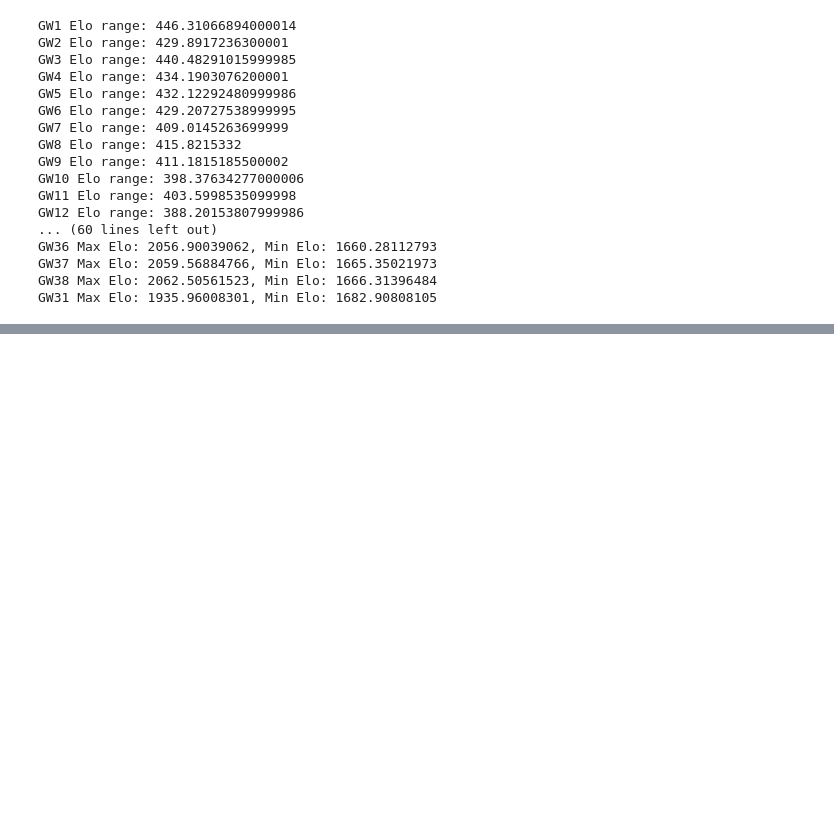
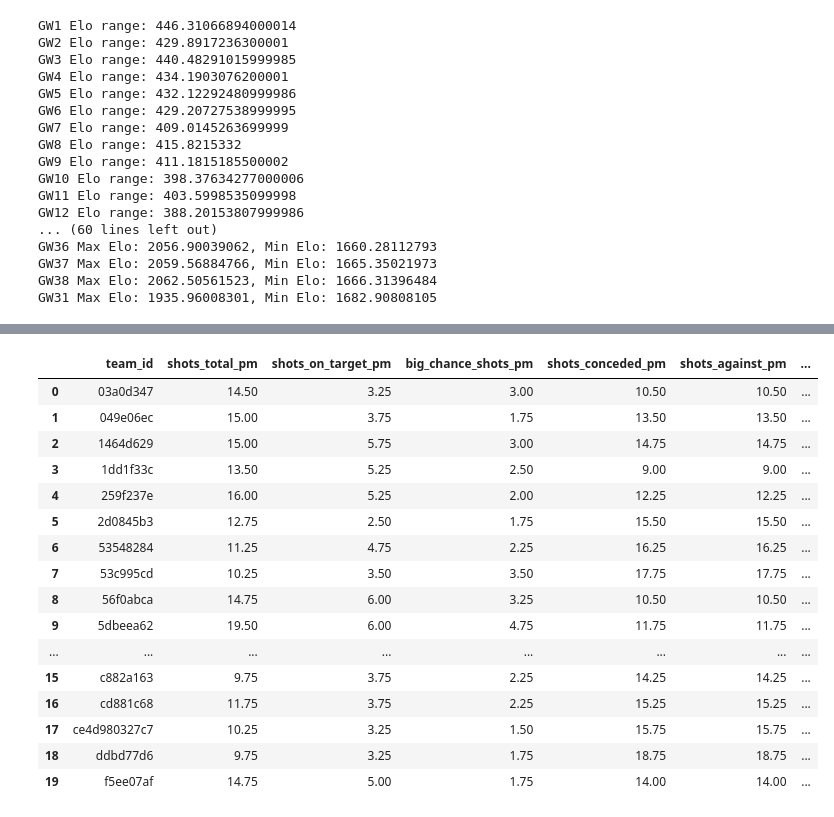
Before and after one commit to Ukandu20/FPL_Assistant, a Jupyter notebook: notebooks/fpl.ipynb, the cells around one changed output, grey strips where cells are left out. Saved outputs shown, nothing was run; the diff lists cells and outputs as text; code cells hidden in the pictures; blank space fills up the shorter version.

Commit message:
analysis: refresh FPL notebook and team per-match metrics

```diff
--- a/notebooks/fpl.ipynb
+++ b/notebooks/fpl.ipynb
@@ -25,6 +25,7 @@ xg_df = pd.read_csv("../data/processed/understat/ENG-Premier League/2025-2026/te
 xg_def_df = pd.read_csv("../data/processed/understat/ENG-Premier League/2025-2026/team_season.csv", usecols=["team", "team_id", "xga", "np_xga"])
 elo_df = pd.read_csv("../data/processed/clubelo/ENG-Premier League/2026-2027/schedule.csv", usecols=['team', 'team_id', 'elo_preseason'])
 team_shooting = pd.read_csv("../data/processed/whoscored/ENG-Premier League/2025-2026/team_season/shooting.csv", usecols=['team_id', 'shots_total', 'shots_on_target', 'big_chance_shots', 'matches_covered'])
+pl_team_shooting = pd.read_csv("../data/processed/whoscored/ENG-Premier League/2026-2027/team_season/shooting.csv")
 team_passing = pd.read_csv("../data/processed/whoscored/ENG-Premier League/2025-2026/team_season/passing.csv", usecols=['team_id', 'key_passes', 'big_chances_created', 'shot_creating_actions','goal_creating_actions'])
 team_poss = pd.read_csv("../data/processed/whoscored/ENG-Premier League/2025-2026/team_season/possession.csv", usecols=['team_id', 'box_entries', 'touches_penalty_area'])
 team_defending = pd.read_csv("../data/processed/whoscored/ENG-Premier League/2025-2026/team_season/defense.csv", usecols=["team_id", 'matches_covered', 'big_chances_conceded', 'box_entries_against', 'shots_conceded', 'shots_on_target_against'])
@@ -2699,3 +2700,82 @@ for trace in fig.data:
             )
 fig.update_layout(showlegend=False)
 fig.show()
+# %%
+#scoring metrics per 90s
+def compute_per_match(df: pd.DataFrame, columns: list[str]) -> pd.DataFrame:
+    """
+    Convert aggregate team statistics into per-match rates.
+
+    Keeps team_id as the authoritative merge key and team as
+    a human-readable label.
+    """
+    out = df.copy()
+
+    # Avoid division by zero.
+    matches = pd.to_numeric(out["matches_covered"], errors="coerce")
+    matches = matches.replace(0, np.nan)
+
+    per_match = out[columns].apply(pd.to_numeric, errors="coerce").div(
+        matches,
+        axis=0,
+    )
+
+    per_match.columns = [f"{column}_pm" for column in columns]
+
+    return pd.concat(
+        [
+            out[["team_id", "team"]].reset_index(drop=True),
+            per_match.reset_index(drop=True),
+        ],
+        axis=1,
+    )
+
+columns = [
+    "shots_total",
+    "shots_on_target",
+    "big_chance_shots",
+    "shots_conceded",
+    "shots_against",
+    "shots_on_target_against"
+]
+
+# pl_team_shooting was loaded without "team", so use team_id only.
+def compute_per_match(df: pd.DataFrame, columns: list[str]) -> pd.DataFrame:
+    out = df.copy()
+
+    matches = pd.to_numeric(
+        out["matches_covered"], errors="coerce"
+    ).replace(0, np.nan)
+
+    per_match = (
+        out[columns]
+        .apply(pd.to_numeric, errors="coerce")
+        .div(matches, axis=0)
+    )
+    per_match.columns = [f"{column}_pm" for column in columns]
+
+    return pd.concat(
+        [out[["team_id"]].reset_index(drop=True),
+         per_match.reset_index(drop=True)],
+        axis=1,
+    )
+
+compute_per_match(pl_team_shooting, columns)
+# %% [output]
+|  | team_id | shots_total_pm | shots_on_target_pm | big_chance_shots_pm | shots_conceded_pm | shots_against_pm | ... |
+| 0 | 03a0d347 | 14.50 | 3.25 | 3.00 | 10.50 | 10.50 | ... |
+| 1 | 049e06ec | 15.00 | 3.75 | 1.75 | 13.50 | 13.50 | ... |
+| 2 | 1464d629 | 15.00 | 5.75 | 3.00 | 14.75 | 14.75 | ... |
+| 3 | 1dd1f33c | 13.50 | 5.25 | 2.50 | 9.00 | 9.00 | ... |
+| 4 | 259f237e | 16.00 | 5.25 | 2.00 | 12.25 | 12.25 | ... |
+| 5 | 2d0845b3 | 12.75 | 2.50 | 1.75 | 15.50 | 15.50 | ... |
+| 6 | 53548284 | 11.25 | 4.75 | 2.25 | 16.25 | 16.25 | ... |
+| 7 | 53c995cd | 10.25 | 3.50 | 3.50 | 17.75 | 17.75 | ... |
+| 8 | 56f0abca | 14.75 | 6.00 | 3.25 | 10.50 | 10.50 | ... |
+| 9 | 5dbeea62 | 19.50 | 6.00 | 4.75 | 11.75 | 11.75 | ... |
+| ... | ... | ... | ... | ... | ... | ... | ... |
+| 15 | c882a163 | 9.75 | 3.75 | 2.25 | 14.25 | 14.25 | ... |
+| 16 | cd881c68 | 11.75 | 3.75 | 2.25 | 15.25 | 15.25 | ... |
+| 17 | ce4d980327c7 | 10.25 | 3.25 | 1.50 | 15.75 | 15.75 | ... |
+| 18 | ddbd77d6 | 9.75 | 3.25 | 1.75 | 18.75 | 18.75 | ... |
+| 19 | f5ee07af | 14.75 | 5.00 | 1.75 | 14.00 | 14.00 | ... |
```
Also changed, not shown: parts of 7 cells of this notebook.
